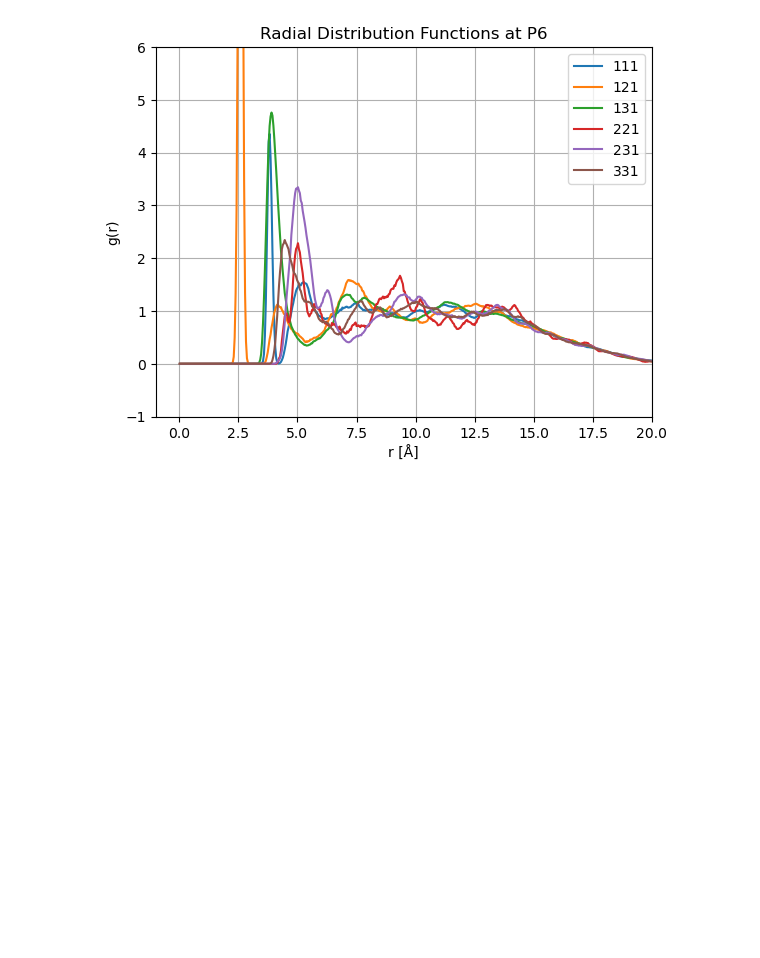
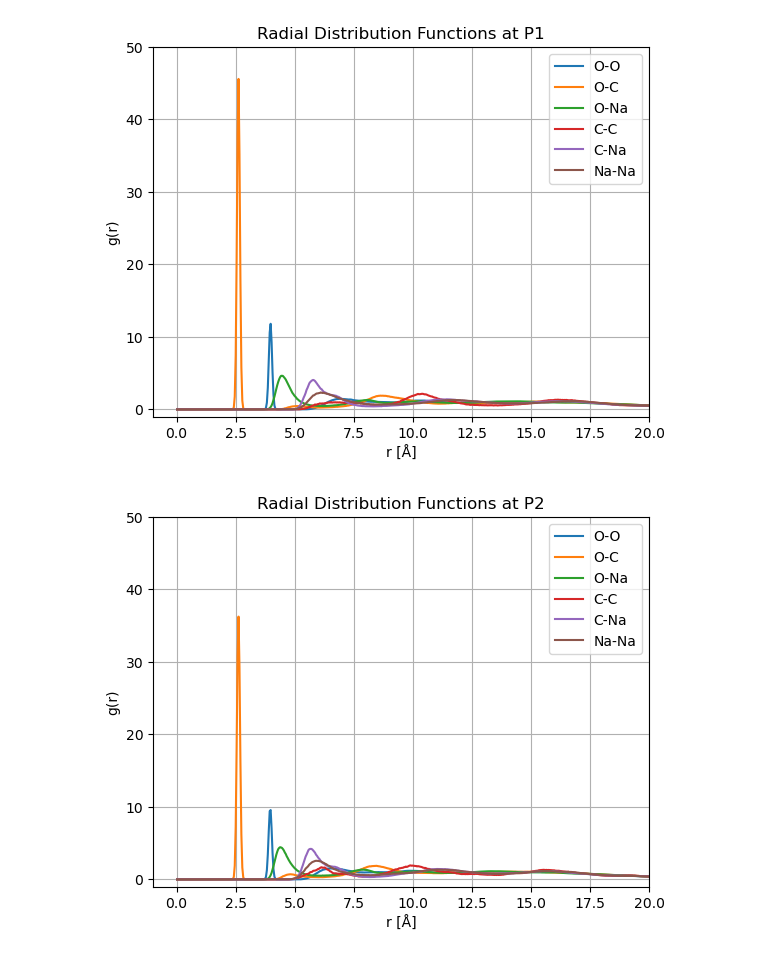
Before and after one commit to fionabaumhauer/msc_summer_project, a Jupyter notebook: plotting.ipynb, the cells around one changed output. Saved outputs shown, nothing was run; the diff lists cells and outputs as text; code cells hidden in the pictures; blank space fills up the shorter version.

```diff
--- a/plotting.ipynb
+++ b/plotting.ipynb
@@ -1,35 +1,55 @@
 # %%
 import matplotlib.pyplot as plt
 import os
 
-###### PUT IN YOUR DIRECTORY HERE
-directory = 'D:/MSc/summer_project/p6'
-##############
+pressures = [1,2,3,4,5,6]
 
-file_list = os.listdir(directory)
-labels = [x[7:10] for x in file_list]
+for pressure in pressures:
+    directory = 'D:/MSc/summer_project/p' + str(pressure)
 
-for i in range(len(file_list)):
-    if file_list[i].endswith('.txt'):
-        file_path = os.path.join(directory, file_list[i])
-        with open(file_path, 'r') as file:
-            data = file.readlines()
-            x_values = []
-            y_values = []
-            for line in data:
-                x, y = map(float, line.split())  # Split the line and convert to floats
-                x_values.append(x)
-                y_values.append(y)
-            plt.plot(x_values, y_values, label = labels[i])
+    file_list = os.listdir(directory)
+    file_list = [file for file in file_list if file.endswith('.txt')]
 
-plt.legend()
-plt.xlim(-1,20)
-plt.ylim(-1,6)
-plt.xlabel('r [Å]')
-plt.ylabel('g(r)')
-plt.grid(True)
-plt.title('Radial Distribution Functions at P' + directory[-1])
-#plt.savefig(os.path.join(directory,'rdfs_at_p' + directory[-1] + '_zoomed'),dpi=400)
-plt.show()
+    labels = [x[7:9] for x in file_list]
+    for i in range(len(labels)):
+        label = labels[i]
+        new_label = ''
+        for character in label:
+            if character == '1':
+                new_label += 'O-'
+            elif character == '2':
+                new_label += 'C-'
+            elif character == '3':
+                new_label += 'Na-'
+            else:
+                print('Invalid character:', character)
+                break
+        new_label = new_label[:-1]
+        labels[i] = new_label
+
+    for i in range(len(file_list)):
+        if file_list[i].endswith('.txt'):
+            file_path = os.path.join(directory, file_list[i])
+            with open(file_path, 'r') as file:
+                data = file.readlines()
+                x_values = []
+                y_values = []
+                for line in data:
+                    x, y = map(float, line.split())  # Split the line and convert to floats
+                    x_values.append(x)
+                    y_values.append(y)
+                plt.plot(x_values, y_values, label = labels[i])
+
+    plt.legend()
+    plt.xlim(-1,20)
+    plt.ylim(-1,50)
+    plt.xlabel('r [Å]')
+    plt.ylabel('g(r)')
+    plt.grid(True)
+    plt.title('Radial Distribution Functions at P' + str(pressure))
+    #plt.savefig(os.path.join(directory,'rdfs_at_p' + str(pressure)),dpi=400)
+    #plt.savefig('D:/MSc/summer_project/rdfs_at_p' + str(pressure),dpi=400)
+    plt.show()
 # %% [output]
-[figure, old version]
+[figure, new version]
+[figure, added]
```
Also changed, not shown: parts of 5 cells of this notebook.
